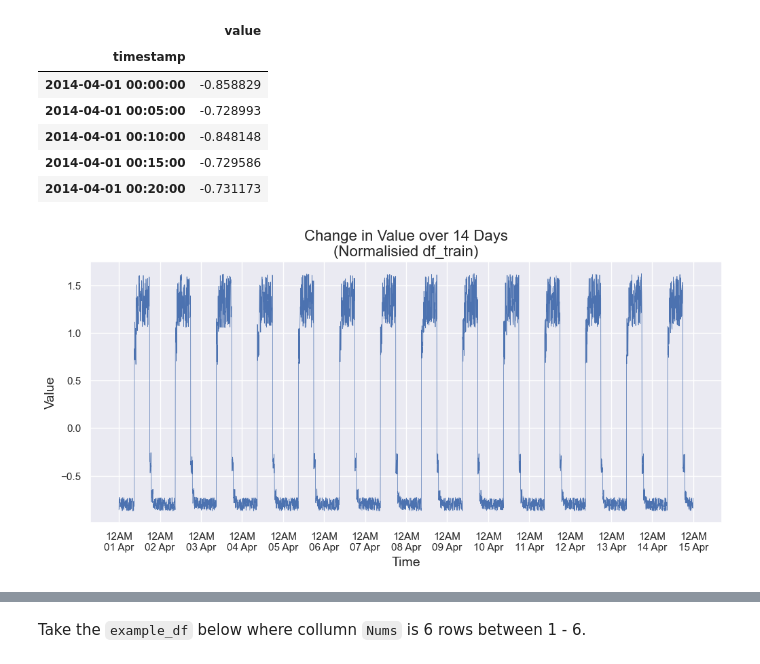
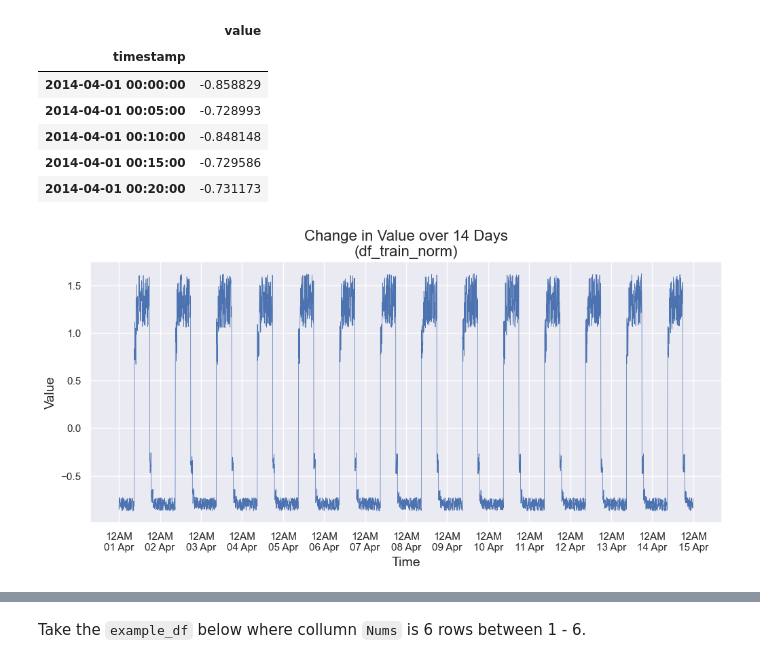
Before and after one commit to ShaneOG2/machstat-assessment, a Jupyter notebook: Practicals/Machine Learning Project Notebook.ipynb, the cells around one changed output, grey strips where cells are left out. Cells and saved outputs as stored; diff of their text form; code cells hidden in the pictures.

```diff
--- a/Practicals/Machine Learning Project Notebook.ipynb
+++ b/Practicals/Machine Learning Project Notebook.ipynb
@@ -405,9 +389,9 @@ print(f'Standard Deviation: {train_std:.2f}')
 Mean: 42.44
 Standard Deviation: 28.08
 # %%
-# Normalise the data
-df_train_vals = (df_train - train_mean) / train_std
-df_train_vals.head()
+# Normalise df_train
+df_train_norm = (df_train - train_mean) / train_std
+df_train_norm.head()
 # %% [output]
 |  | value |
 | timestamp |  |
@@ -419,22 +403,22 @@ df_train_vals.head()
 # %%
 # Set figure size
 fig, ax = plt.subplots(figsize=(12,5))
 
 # Add title
-plt.title("Change in Value over 14 Days\n(Normalisied df_train)", fontsize=16)
+plt.title("Change in Value over 14 Days\n(df_train_norm)", fontsize=16)
 
 # Add x and y labels
 plt.xlabel('Time', fontsize=14)
 plt.ylabel('Value', fontsize=14)
 
 # Define the date format
 date_form = mdates.DateFormatter("12AM\n%d %b")
 ax.xaxis.set_major_formatter(date_form)
 
 # Set x-axis to 1 day intervals
 ax.xaxis.set_major_locator(mdates.DayLocator(interval=1))
 
 # Plot Time vs Value
-plt.plot(df_train_vals.index, df_train_vals['value'], linewidth=0.5);
+plt.plot(df_train_norm.index, df_train_norm['value'], linewidth=0.5);
 # %% [output]
-[figure, old version]
+[figure, new version]
```
Also changed, not shown: parts of 29 cells of this notebook.
